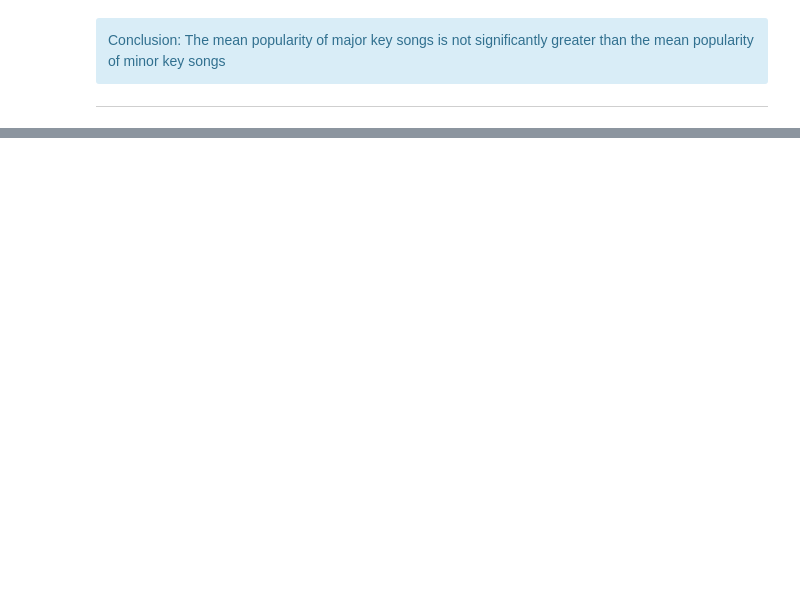
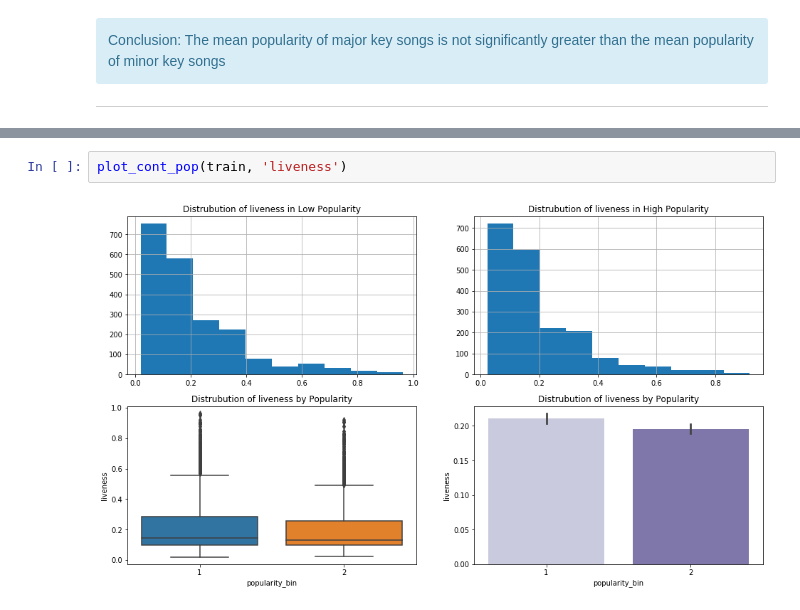
Before and after one commit to SpotiScryers/SpotiScry, a Jupyter notebook: brandon_explore.ipynb, the cells around one changed output, grey strips where cells are left out. Drawn from its saved outputs; the diff is of its cells as text; blank space fills up the shorter version.

```diff
--- a/brandon_explore.ipynb
+++ b/brandon_explore.ipynb
@@ -395,0 +553,4 @@ print('Minor mean', minor.mean())
+# %%
+plot_cont_pop(train, 'liveness')
+# %% [output]
+[figure, added]
```
Also changed, not shown: parts of 55 cells of this notebook, 2 other files.
